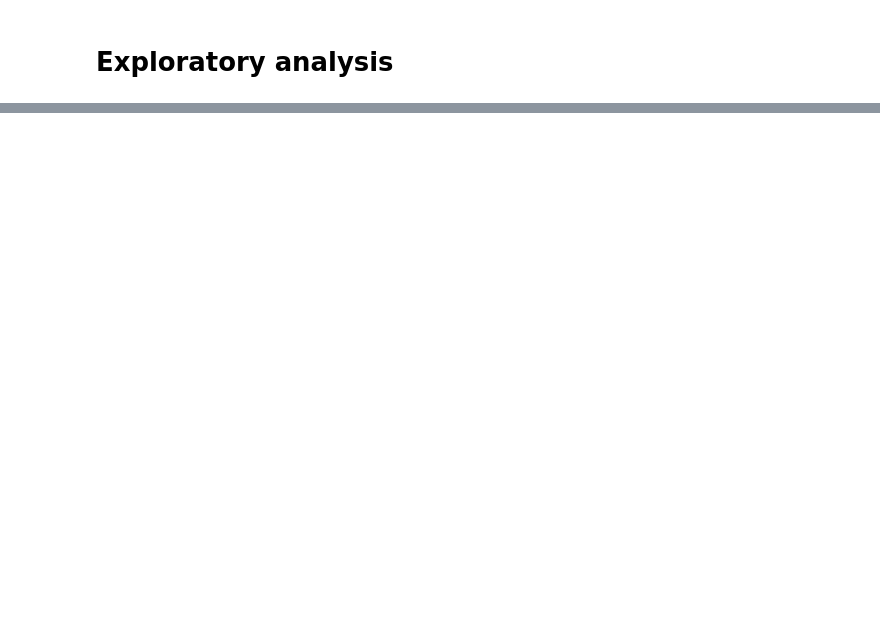
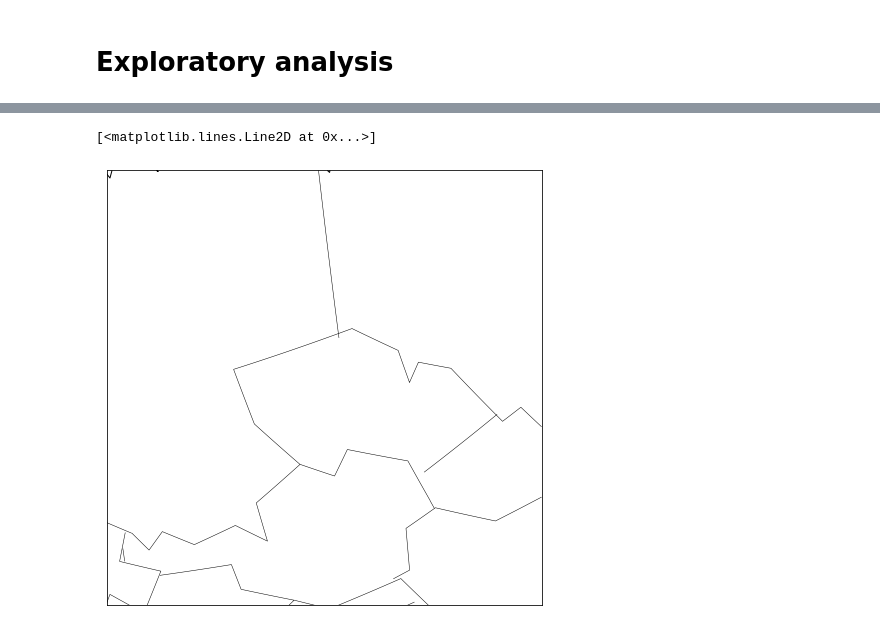
Before and after one commit to luutomas/PythonProject, a Jupyter notebook: Project_str.ipynb, the cells around one changed output, grey strips where cells are left out. Saved outputs shown, nothing was run; the diff lists cells and outputs as text; code cells hidden in the pictures; blank space fills up the shorter version.

```diff
--- a/Project_str.ipynb
+++ b/Project_str.ipynb
@@ -514,0 +493,9 @@ plt.show()
+# %%
+fig = plt.figure(figsize = (8,8))
+m = Basemap(projection= 'lcc', width = 8E5, height = 8E5, lat_0 = 50.04, lon_0 = 14.44)
+m.drawcountries()
+m.drawcoastlines()
+m.plot(gdf.lat, gdf.long)
+# %% [output]
+[<matplotlib.lines.Line2D at 0x...>]
+[figure, added]
```
Also changed, not shown: parts of 27 cells of this notebook.
